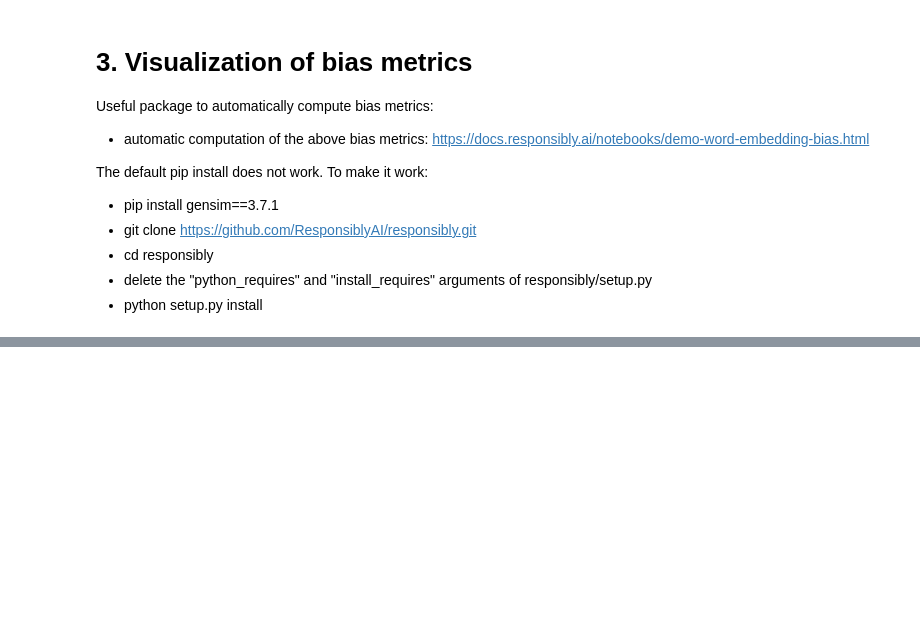
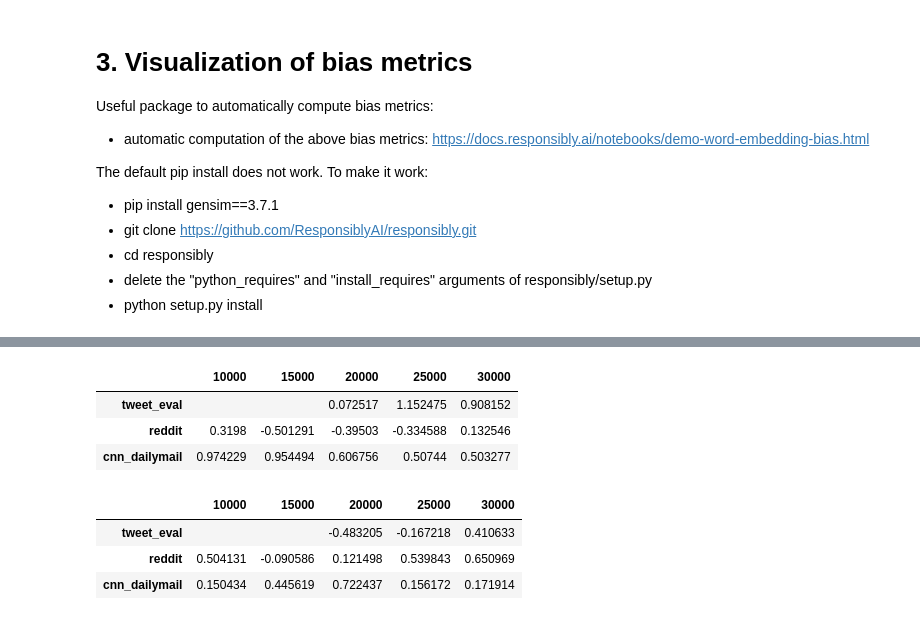
Before and after one commit to CindyLi-Ayi/AC221-Final-Project-Embedding-Bias, a Jupyter notebook: word2vec_training.ipynb, the cells around one changed output, grey strips where cells are left out. Cells and saved outputs as stored; diff of their text form; code cells hidden in the pictures; blank space fills up the shorter version.

```diff
--- a/word2vec_training.ipynb
+++ b/word2vec_training.ipynb
@@ -400,0 +362,15 @@ calc_all_weat(model.wv, filter_by='model', with_original_finding=True,
+# %%
+# larger values = 'male'
+math_arts
+# %% [output]
+|  | 10000 | 15000 | 20000 | 25000 | 30000 |
+| tweet_eval |  |  | 0.072517 | 1.152475 | 0.908152 |
+| reddit | 0.3198 | -0.501291 | -0.39503 | -0.334588 | 0.132546 |
+| cnn_dailymail | 0.974229 | 0.954494 | 0.606756 | 0.50744 | 0.503277 |
+# %%
+science_arts
+# %% [output]
+|  | 10000 | 15000 | 20000 | 25000 | 30000 |
+| tweet_eval |  |  | -0.483205 | -0.167218 | 0.410633 |
+| reddit | 0.504131 | -0.090586 | 0.121498 | 0.539843 | 0.650969 |
+| cnn_dailymail | 0.150434 | 0.445619 | 0.722437 | 0.156172 | 0.171914 |
```
Also changed, not shown: parts of 27 cells of this notebook.
